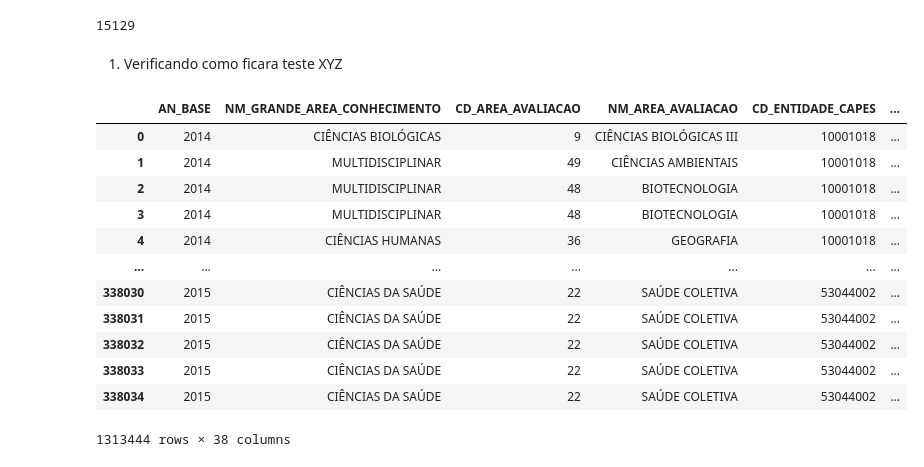
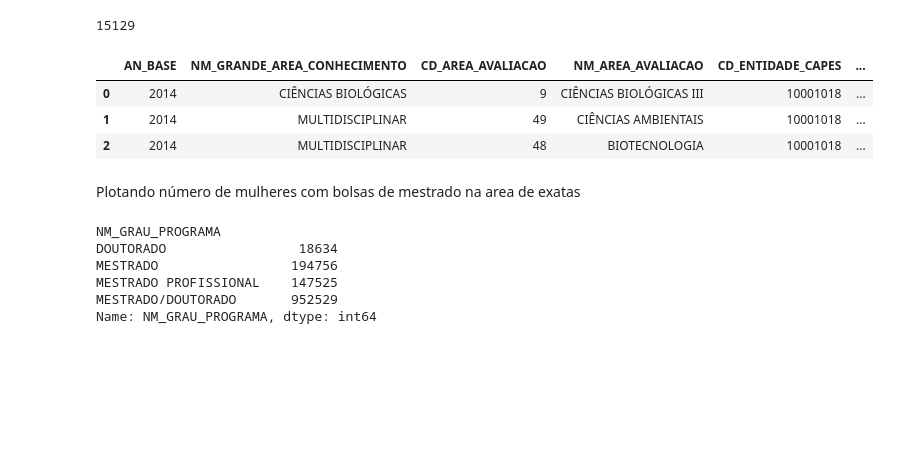
Before and after one commit to guilhermecgs/apdoac, a Jupyter notebook: apdoac.ipynb, the cells around one changed output. Drawn from its saved outputs; the diff is of its cells as text; code cells hidden in the pictures; blank space fills up the shorter version.

```diff
--- a/apdoac.ipynb
+++ b/apdoac.ipynb
@@ -66,23 +66,22 @@ print(len(df_discentes[(df_discentes['NM_GRANDE_AREA_CONHECIMENTO'] == 'ENGENHAR
                         ].index))
 # %% [output]
 15129
-# %% [markdown]
-
-
-1.   Verificando como ficara teste XYZ
 # %%
-df_discentes
+df_discentes.head(3)
 # %% [output]
 |  | AN_BASE | NM_GRANDE_AREA_CONHECIMENTO | CD_AREA_AVALIACAO | NM_AREA_AVALIACAO | CD_ENTIDADE_CAPES | ... |
 | 0 | 2014 | CIÊNCIAS BIOLÓGICAS | 9 | CIÊNCIAS BIOLÓGICAS III | 10001018 | ... |
 | 1 | 2014 | MULTIDISCIPLINAR | 49 | CIÊNCIAS AMBIENTAIS | 10001018 | ... |
 | 2 | 2014 | MULTIDISCIPLINAR | 48 | BIOTECNOLOGIA | 10001018 | ... |
-| 3 | 2014 | MULTIDISCIPLINAR | 48 | BIOTECNOLOGIA | 10001018 | ... |
-| 4 | 2014 | CIÊNCIAS HUMANAS | 36 | GEOGRAFIA | 10001018 | ... |
-| ... | ... | ... | ... | ... | ... | ... |
-| 338030 | 2015 | CIÊNCIAS DA SAÚDE | 22 | SAÚDE COLETIVA | 53044002 | ... |
-| 338031 | 2015 | CIÊNCIAS DA SAÚDE | 22 | SAÚDE COLETIVA | 53044002 | ... |
-| 338032 | 2015 | CIÊNCIAS DA SAÚDE | 22 | SAÚDE COLETIVA | 53044002 | ... |
-| 338033 | 2015 | CIÊNCIAS DA SAÚDE | 22 | SAÚDE COLETIVA | 53044002 | ... |
-| 338034 | 2015 | CIÊNCIAS DA SAÚDE | 22 | SAÚDE COLETIVA | 53044002 | ... |
-1313444 rows × 38 columns
+# %% [markdown]
+Plotando número de mulheres com bolsas de mestrado na area de exatas
+# %%
+
+df_discentes.groupby('NM_GRAU_PROGRAMA').NM_GRAU_PROGRAMA.count()
+# %% [output]
+NM_GRAU_PROGRAMA
+DOUTORADO                 18634
+MESTRADO                 194756
+MESTRADO PROFISSIONAL    147525
+MESTRADO/DOUTORADO       952529
+Name: NM_GRAU_PROGRAMA, dtype: int64
```
Also changed, not shown: parts of 10 cells of this notebook.
